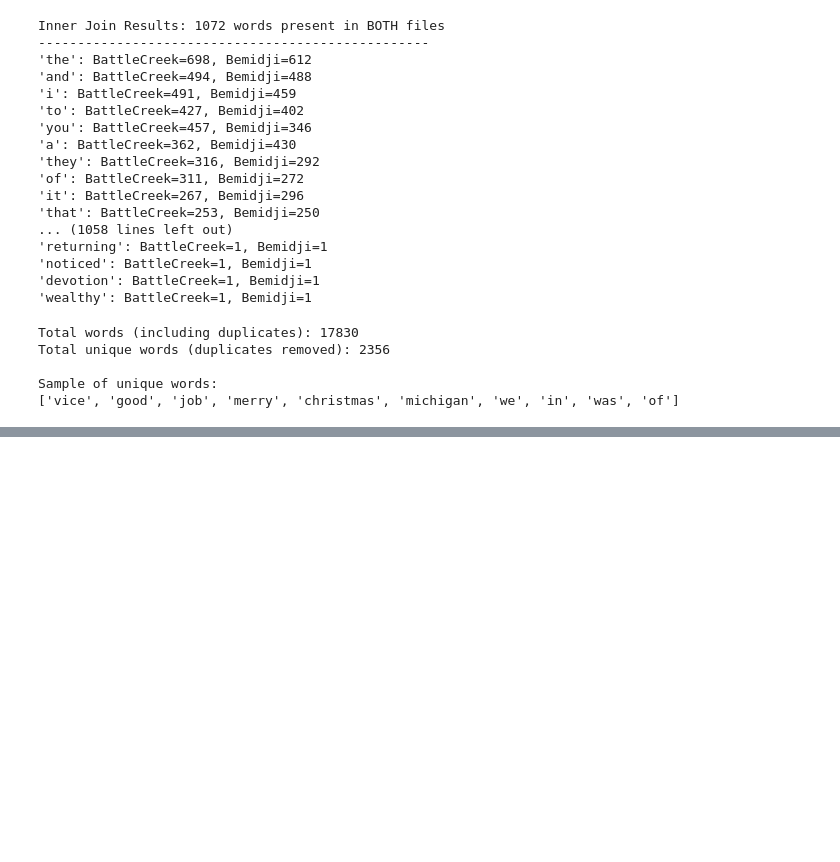
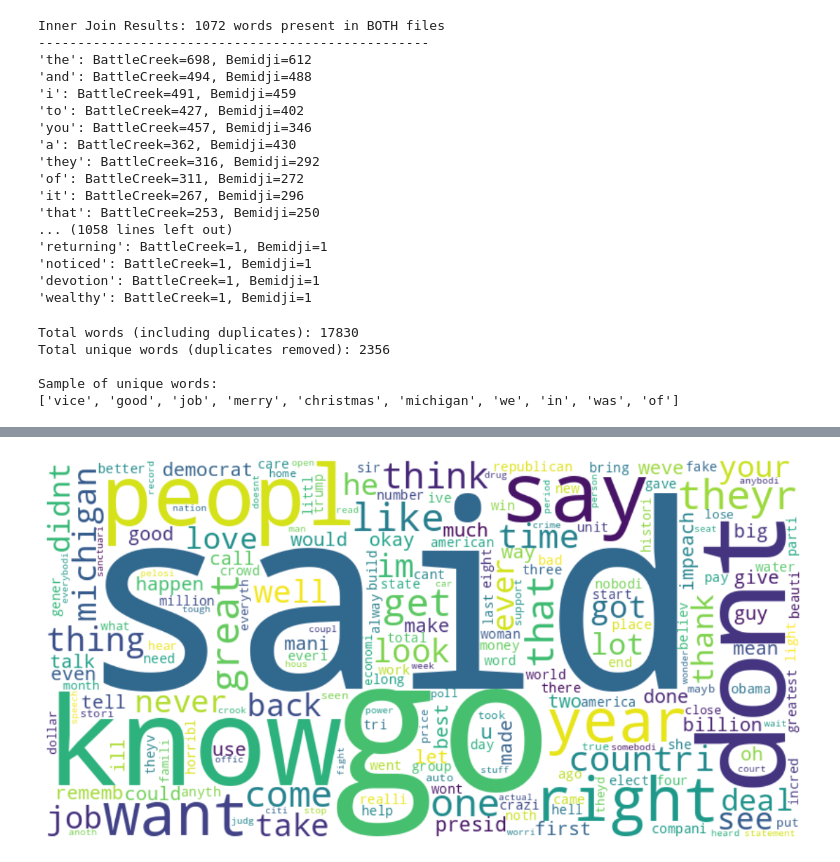
Before and after one commit to leangsengk90/hadoop-with-docker, a Jupyter notebook: notebooks/sparkrdd-exercise.ipynb, the cells around one changed output, grey strips where cells are left out. Cells and saved outputs as stored; diff of their text form; code cells hidden in the pictures; blank space fills up the shorter version.

```diff
--- a/notebooks/sparkrdd-exercise.ipynb
+++ b/notebooks/sparkrdd-exercise.ipynb
@@ -206,3 +206,77 @@ Total unique words (duplicates removed): 2356
 
 Sample of unique words:
 ['vice', 'good', 'job', 'merry', 'christmas', 'michigan', 'we', 'in', 'was', 'of']
+# %%
+# Exercise 06: Apply NLP
+import findspark
+findspark.init()
+from pyspark import SparkContext
+import nltk
+from nltk.corpus import stopwords
+from nltk.stem import PorterStemmer, WordNetLemmatizer
+import re
+from wordcloud import WordCloud
+import matplotlib.pyplot as plt
+
+sc.stop()
+# Download necessary NLTK data
+nltk.download('stopwords')
+nltk.download('wordnet')
+nltk.download('omw-1.4')
+
+sc = SparkContext(appName="Exercise06_NLP", master="spark://namenode:7077")
+input_file = "/data/BattleCreekDec19_2019.txt"
+
+# 1. Read dataset into RDD
+lines = sc.textFile(input_file)
+
+# Initialize NLP tools
+stop_words = set(stopwords.words('english'))
+stemmer = PorterStemmer()
+lemmatizer = WordNetLemmatizer()
+
+def clean_and_nlp(word):
+    # Remove non-alphabetic characters and lowercase
+    word = re.sub(r'[^a-zA-Z]', '', word).lower()
+    if not word or word in stop_words:
+        return None
+
+    # Stemming
+    stemmed = stemmer.stem(word)
+    # Lemmatization
+    lemmatized = lemmatizer.lemmatize(stemmed)
+
+    return lemmatized
+
+# 2. NLP Pipeline
+# - Split into words
+# - Clean and apply NLP (Filter out None/Empty)
+# - Count unique words
+words_rdd = lines.flatMap(lambda line: line.split(" ")) \
+                 .map(clean_and_nlp) \
+                 .filter(lambda x: x is not None and x != "")
+
+# 3. Count unique words
+word_counts_rdd = words_rdd.map(lambda word: (word, 1)) \
+                           .reduceByKey(lambda a, b: a + b)
+
+# Sort by count for visualization/reporting
+sorted_word_counts = word_counts_rdd.sortBy(lambda x: x[1], ascending=False).collect()
+
+print(f"Total Unique Meaningful Words: {len(sorted_word_counts)}")
+print("\nTop 20 words:")
+for word, count in sorted_word_counts[:20]:
+    print(f"'{word}': {count}")
+
+# 4. Visualize with WordCloud
+word_freq_dict = dict(sorted_word_counts)
+
+wc = WordCloud(width=800, height=400, background_color='white').generate_from_frequencies(word_freq_dict)
+
+plt.figure(figsize=(15, 7))
+plt.imshow(wc, interpolation='bilinear')
+plt.axis('off')
+plt.show()
+
+sc.stop()
+# %% [output]
@@ -208,0 +306 @@ Sample of unique words:
+[figure, added]
```
Also changed, not shown: parts of 1 cell of this notebook.
